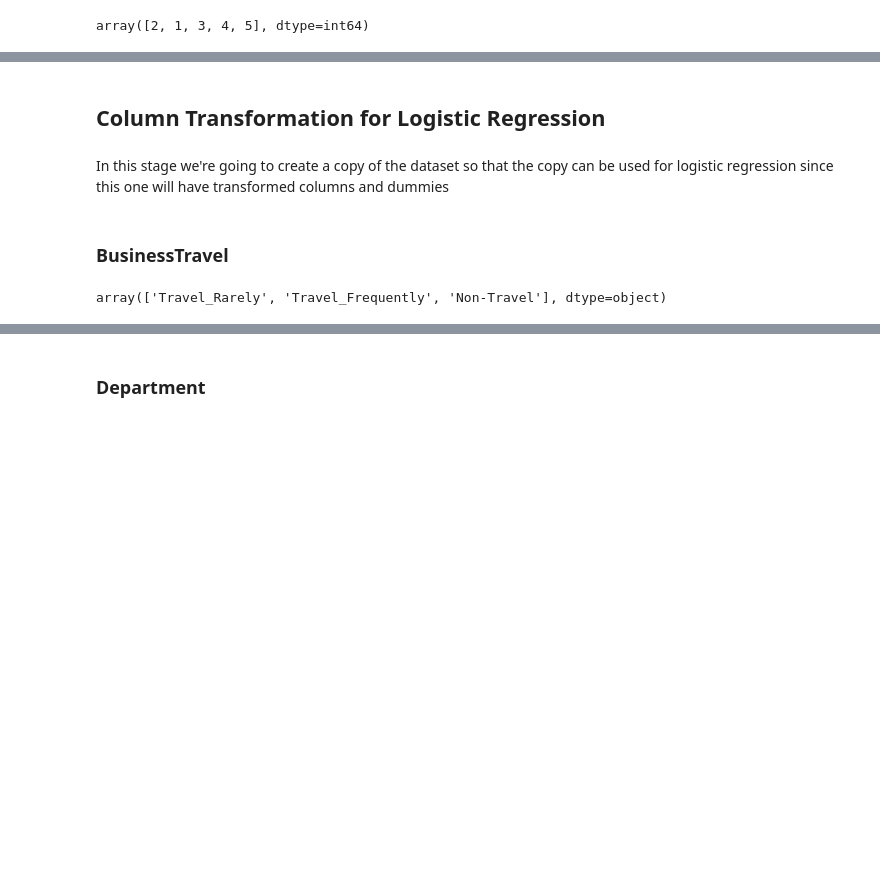
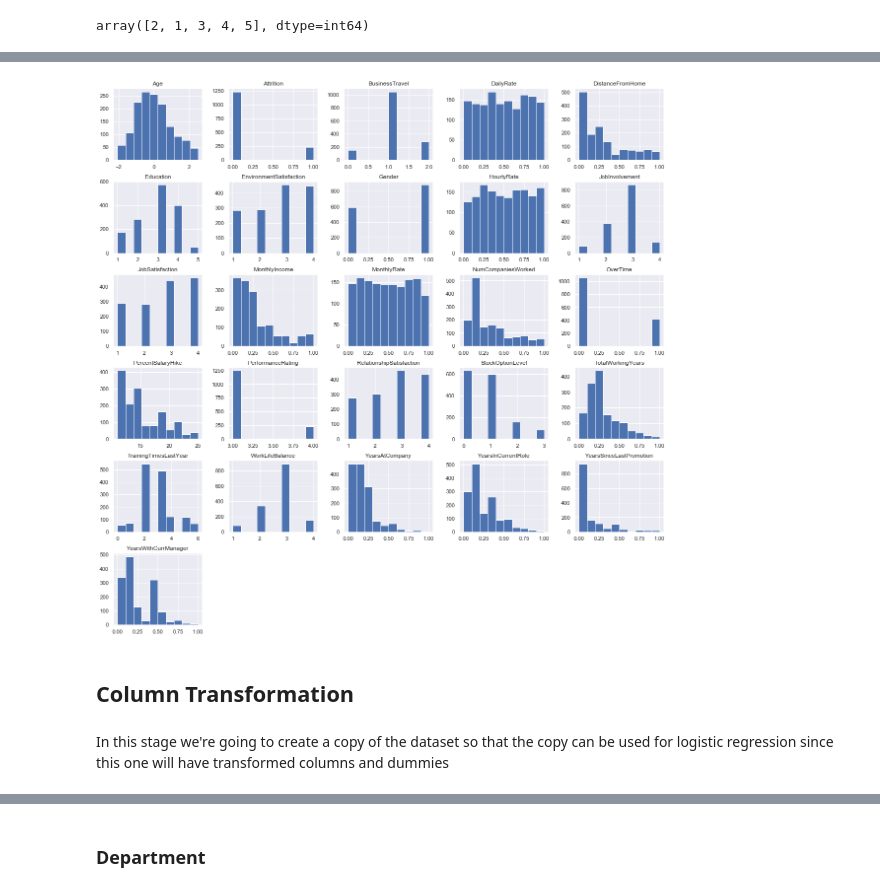
Before and after one commit to tmcdonald92/Bike-Traffic-In-Paris, a Jupyter notebook: Classification Model/IBM Employee Attrition.ipynb, the cells around one changed output, grey strips where cells are left out. Cells and saved outputs as stored; diff of their text form; code cells hidden in the pictures; blank space fills up the shorter version.

```diff
--- a/Classification Model/IBM Employee Attrition.ipynb
+++ b/Classification Model/IBM Employee Attrition.ipynb
@@ -145,5 +230,40 @@ employees.Attrition = employees.Attrition.map({'Yes': 1, 'No': 0})
+# %%
+from sklearn.preprocessing import MinMaxScaler
+from sklearn.preprocessing import StandardScaler
+
+employees_scaled = employees.copy()
+
+min_max_scaler = MinMaxScaler()
+standard_scaler = StandardScaler()
+
+columns_normalize = ['DailyRate'
+                     ,'DistanceFromHome'
+                     ,'HourlyRate'
+                     ,'MonthlyRate'
+                     ,'MonthlyIncome'
+                     ,'NumCompaniesWorked'
+                     ,'TotalWorkingYears'
+                     ,'YearsAtCompany'
+                     ,'YearsInCurrentRole'
+                     ,'YearsSinceLastPromotion'
+                     ,'YearsWithCurrManager'
+                    ]
+
+normalized = min_max_scaler.fit_transform(employees_scaled[columns_normalize])
+
+z = employees_scaled.Age.values
+z=z.reshape(-1,1)
+standardized = standard_scaler.fit_transform(z)
+
+employees_scaled[columns_normalize] = pd.DataFrame(data=normalized)
+
+employees_scaled['Age'] = pd.DataFrame(data=standardized)
+
+employees_scaled.hist(figsize=(20,20));
+# %% [output]
+[figure, added]
 # %% [markdown]
-## Column Transformation for Logistic Regression
+## Column Transformation
 # %% [markdown]
 In this stage we're going to create a copy of the dataset so that the copy can be used for logistic regression since this one will have transformed columns and dummies
 # %%
@@ -151,6 +270,0 @@ employees_reg = employees.copy()
-# %% [markdown]
-### BusinessTravel
-# %%
-employees_reg.BusinessTravel.unique()
-# %% [output]
-array(['Travel_Rarely', 'Travel_Frequently', 'Non-Travel'], dtype=object)
```
Also changed, not shown: parts of 120 cells of this notebook, 5 other files.
